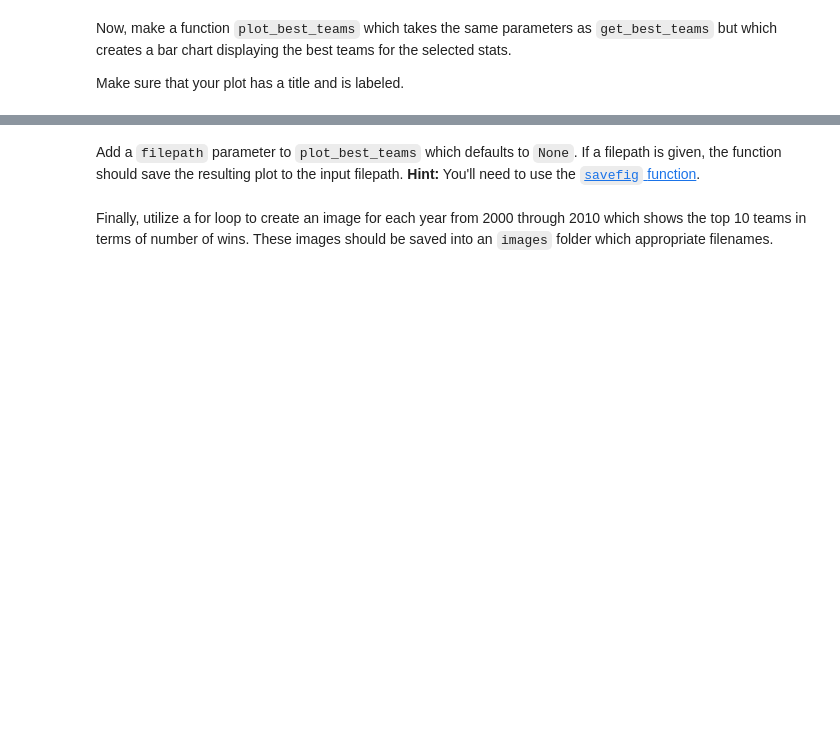
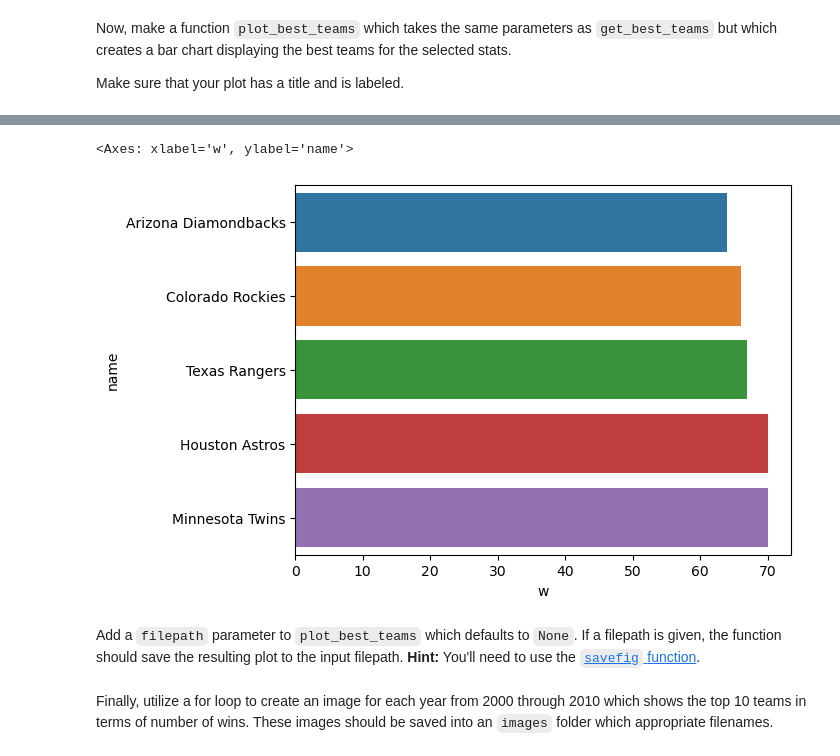
Before and after one commit to NSS-Data-Analytics-Cohort-11/loops-functions-practice-Berat-rex, a Jupyter notebook: notebooks/Loops_and_Functions_Practice.ipynb, the cells around one changed output, grey strips where cells are left out. Drawn from its saved outputs; the diff is of its cells as text; code cells hidden in the pictures; blank space fills up the shorter version.

```diff
--- a/notebooks/Loops_and_Functions_Practice.ipynb
+++ b/notebooks/Loops_and_Functions_Practice.ipynb
@@ -645,3 +953,14 @@ Make sure that your plot has a title and is labeled.
+# %%
+#Simplified version of Seaborg code:
+# plot using seaborn bc its easier
+def plot_best_teams(year, n=5, stat='w', league='both', ascending=True):
+    team_stats = get_best_teams(year, n=n, stat=stat, league=league, ascending=ascending)
+    return sns.barplot(team_stats,x=stat, y=team_stats['name'])
+# %%
+plot_best_teams(2014)
+# %% [output]
+<Axes: xlabel='w', ylabel='name'>
+[figure, added]
 # %% [markdown]
 Add a `filepath` parameter to `plot_best_teams` which defaults to `None`. If a filepath is given, the function should save the resulting plot to the input filepath. **Hint:** You'll need to use the [`savefig` function](https://matplotlib.org/stable/api/_as_gen/matplotlib.pyplot.savefig.html).
 # %%
```
Also changed, not shown: parts of 129 cells of this notebook, 1 other file.
